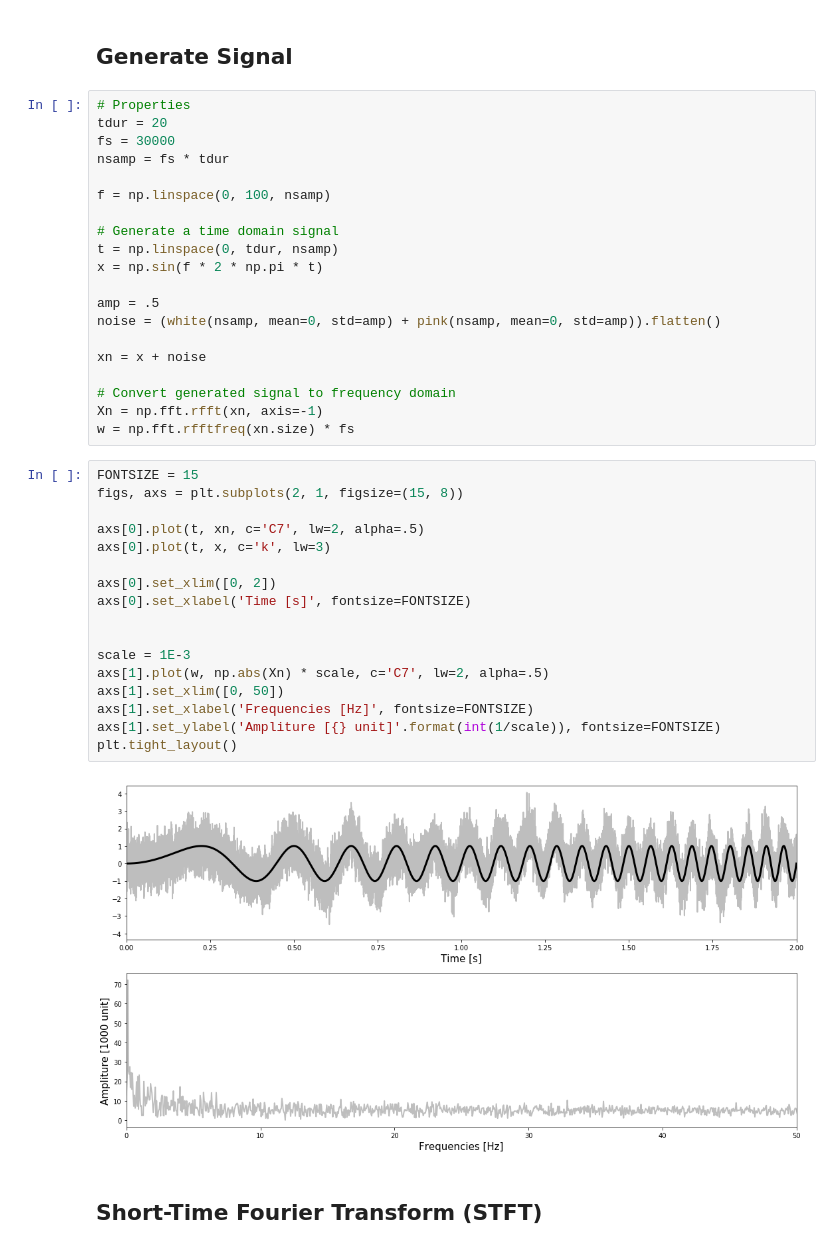
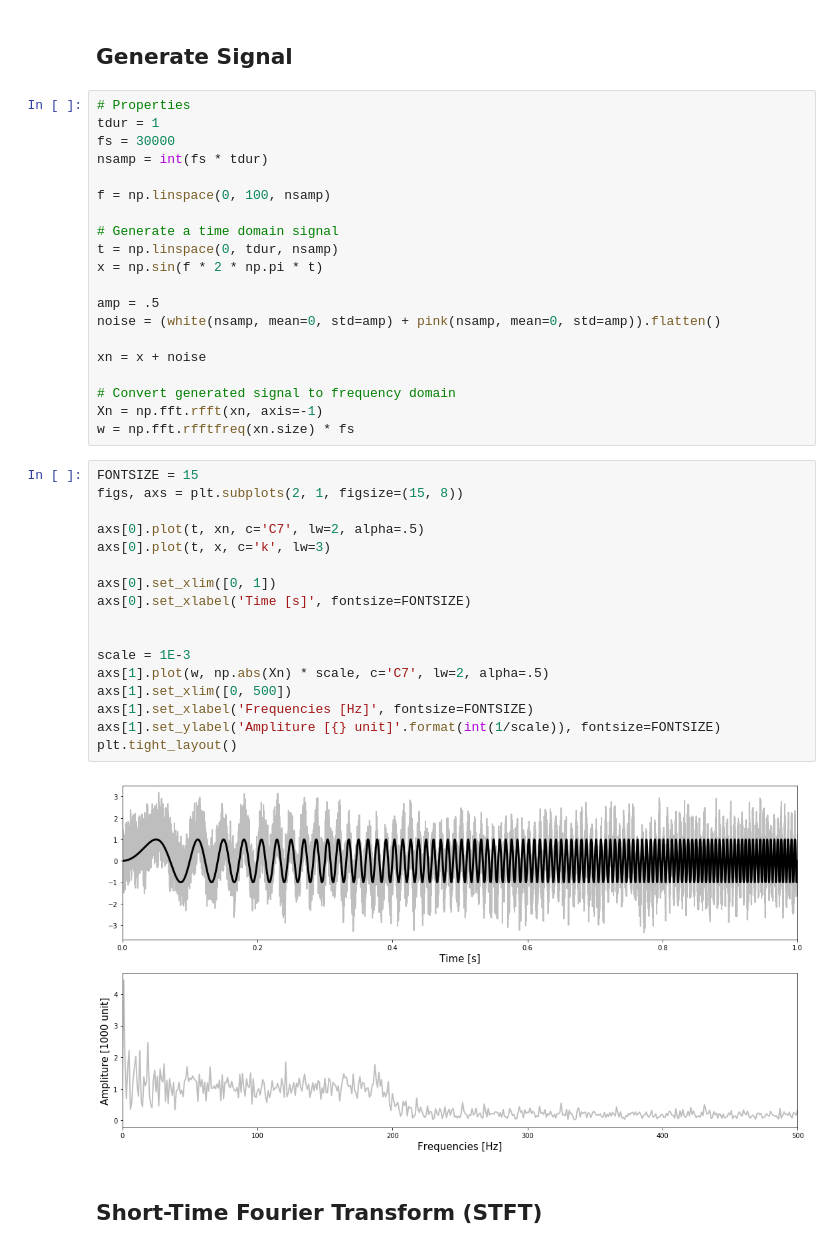
Before and after one commit to SachsLab/pytf, a Jupyter notebook: examples/stft_example.ipynb, the cells around one changed output. Cells and saved outputs as stored; diff of their text form.

```diff
--- a/examples/stft_example.ipynb
+++ b/examples/stft_example.ipynb
@@ -17,9 +17,9 @@ from mspacman.generator.noise import (white, pink) # I can't share this reposito
 ## Generate Signal
 # %%
 # Properties
-tdur = 20
+tdur = 1
 fs = 30000
-nsamp = fs * tdur
+nsamp = int(fs * tdur)
 
 f = np.linspace(0, 100, nsamp)
 
@@ -38,22 +38,22 @@ w = np.fft.rfftfreq(xn.size) * fs
 # %%
 FONTSIZE = 15
 figs, axs = plt.subplots(2, 1, figsize=(15, 8))
 
 axs[0].plot(t, xn, c='C7', lw=2, alpha=.5)
 axs[0].plot(t, x, c='k', lw=3)
 
-axs[0].set_xlim([0, 2])
+axs[0].set_xlim([0, 1])
 axs[0].set_xlabel('Time [s]', fontsize=FONTSIZE)
 
 
 scale = 1E-3
 axs[1].plot(w, np.abs(Xn) * scale, c='C7', lw=2, alpha=.5)
-axs[1].set_xlim([0, 50])
+axs[1].set_xlim([0, 500])
 axs[1].set_xlabel('Frequencies [Hz]', fontsize=FONTSIZE)
 axs[1].set_ylabel('Ampliture [{} unit]'.format(int(1/scale)), fontsize=FONTSIZE)
 plt.tight_layout()
 # %% [output]
-[figure, old version]
+[figure, new version]
 # %% [markdown]
 ## Short-Time Fourier Transform (STFT)
 # %%
```
Also changed, not shown: parts of 4 cells of this notebook, 3 other files.
